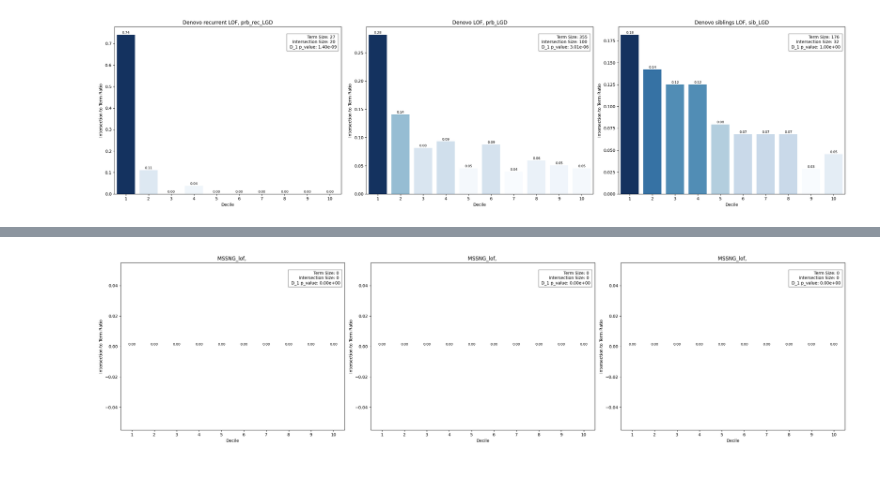
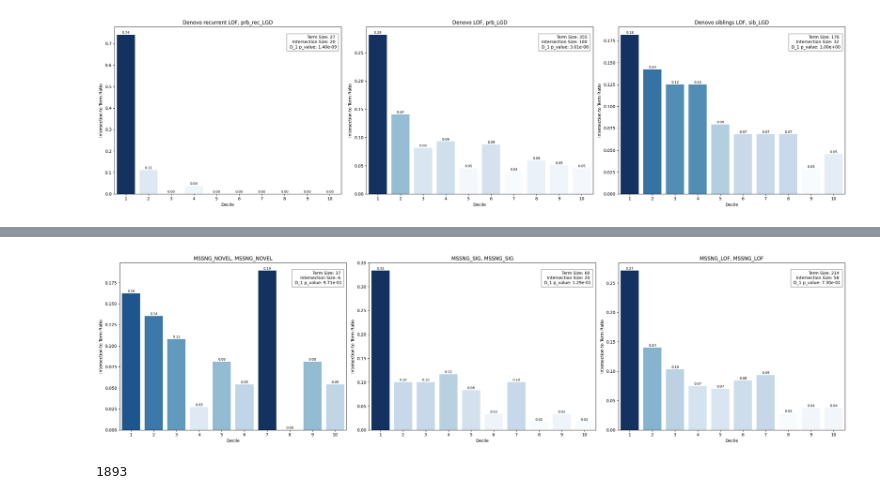
Before and after one commit to a59490/Tese_ASD_Gene_Pred, a Jupyter notebook: 6_Gene_enrich/gprofiler_test.ipynb, the cells around one changed output, grey strips where cells are left out. Cells and saved outputs as stored; diff of their text form; code cells hidden in the pictures.

Commit message:
model results eval

```diff
--- a/6_Gene_enrich/gprofiler_test.ipynb
+++ b/6_Gene_enrich/gprofiler_test.ipynb
@@ -105,7 +107,7 @@ def get_token_form_response(response):
     #print("Token:", token)
     return token
 
-def main_custom(decile_list, gmt_file,mutation_name):
+def main_custom(deciles, gmt_file,mutation_name):
 
 
     dataframes= []
@@ -124,7 +126,7 @@ def main_custom(decile_list, gmt_file,mutation_name):
                                 'name': gmt_file})
         token = get_token_form_response(response)
 
-        decile_results = gp.profile(decile_list, organism=token,user_threshold=1)
+        decile_results = gp.profile(query=decile_list, organism=token,user_threshold=1)
         decile_results.insert(0, "Decile", i+1)
         decile_results=decile_results[decile_results['native']==mutation_name]
         dataframes.append(decile_results)
@@ -299,0 +310,4 @@ MSSNG_lof[0]
+# %%
+mssng_lof = main_custom(deciles, r'mut\mssng.gmt','MSSNG_LOF'),"MSSNG_LOF"
+mssng_novel=main_custom(deciles, r'mut\mssng.gmt','MSSNG_NOVEL'),"MSSNG_NOVEL"
+mssng_sig=main_custom(deciles, r'mut\mssng.gmt','MSSNG_SIG'),"MSSNG_SIG"
@@ -300,5 +348,10 @@ MSSNG_lof[0]
 # %%
-duda_list=[MSSNG_lof,MSSNG_lof,MSSNG_lof]
+duda_list=[mssng_novel,mssng_sig,mssng_lof]
 plot_comparison_graphs(duda_list)
 # %% [output]
-[figure, old version]
+[figure, new version]
+# %%
+d_2 = deciles['d_2']["Ensembl_ID"].to_list()
+len(d_2)
+# %% [output]
+1893
```
Also changed, not shown: parts of 8 cells of this notebook, 38 other files.
